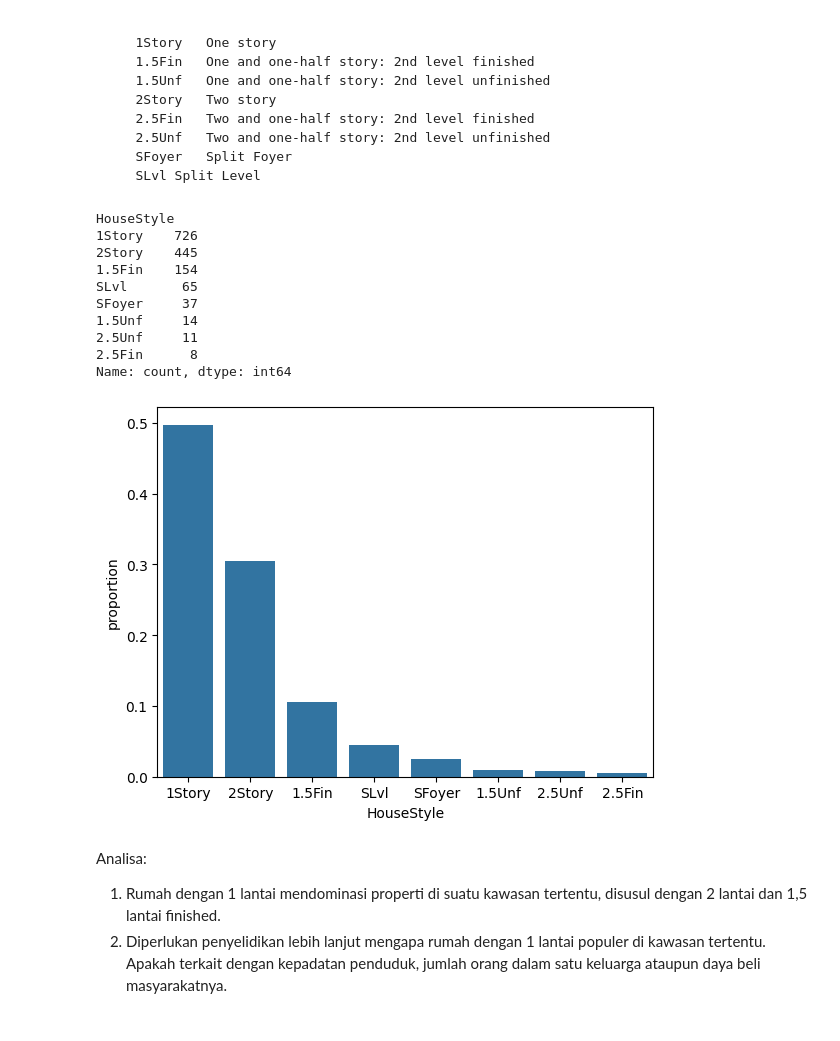
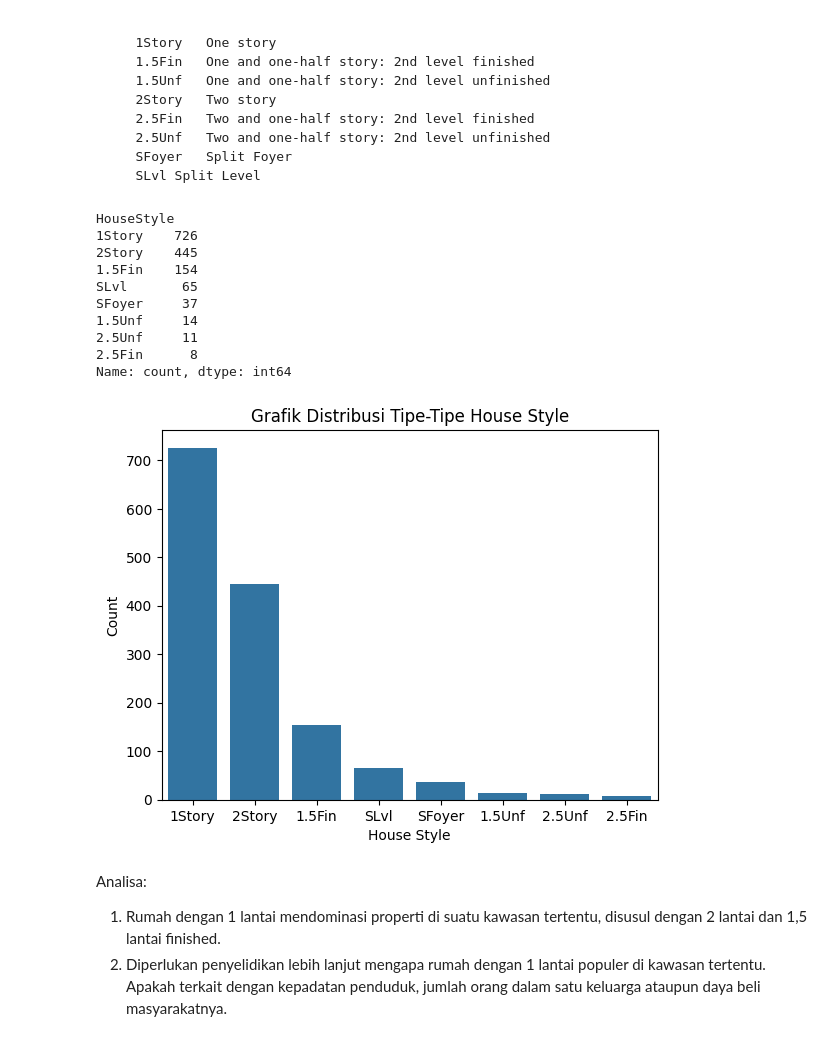
Before and after one commit to ganiandoko/DataScience-FinalProject-KelasWork, a Jupyter notebook: Case_02_Housing_Price.ipynb, the cells around one changed output. Drawn from its saved outputs; the diff is of its cells as text; code cells hidden in the pictures.

```diff
--- a/Case_02_Housing_Price.ipynb
+++ b/Case_02_Housing_Price.ipynb
@@ -188,20 +193,24 @@ HouseStyle: Style properti (misal: 1 lantai, 2 lantai, dst)
        SFoyer	Split Foyer
        SLvl	Split Level
 # %%
-sns.barplot (x = house_categorical ['HouseStyle'].value_counts().index, y = house_categorical['HouseStyle'].value_counts (normalize = True))
+sns.barplot (x = house_categorical ['HouseStyle'].value_counts().index, y = house_categorical['HouseStyle'].value_counts (normalize = False))
+plt.title ("Grafik Distribusi Tipe-Tipe House Style") # Memberi judul pada grafik
+plt.xlabel('House Style')
+plt.ylabel('Count')
+
 house_categorical['HouseStyle'].value_counts()
 # %% [output]
 HouseStyle
 1Story    726
 2Story    445
 1.5Fin    154
 SLvl       65
 SFoyer     37
 1.5Unf     14
 2.5Unf     11
 2.5Fin      8
 Name: count, dtype: int64
-[figure, old version]
+[figure, new version]
 # %% [markdown]
 Analisa:
 1. Rumah dengan 1 lantai mendominasi properti di suatu kawasan tertentu, disusul dengan 2 lantai dan 1,5 lantai finished.
```
Also changed, not shown: parts of 20 cells of this notebook, 1 other file.
